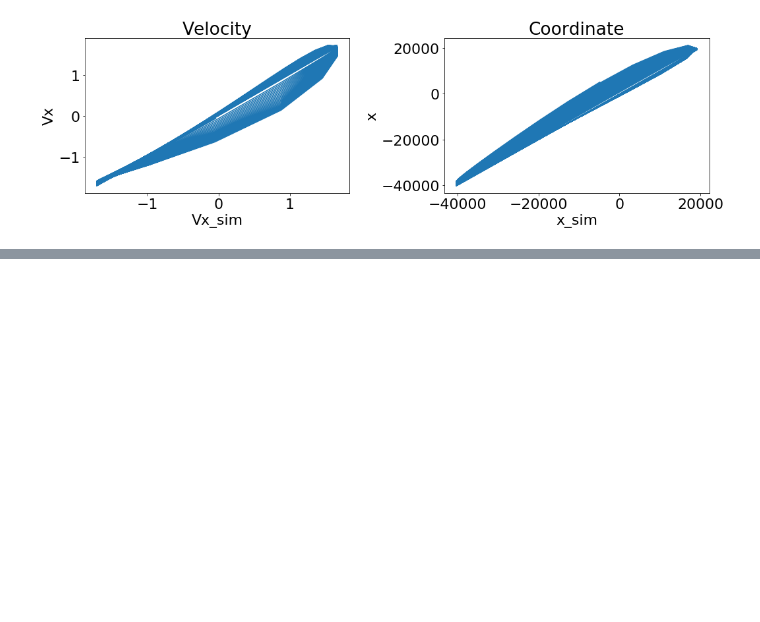
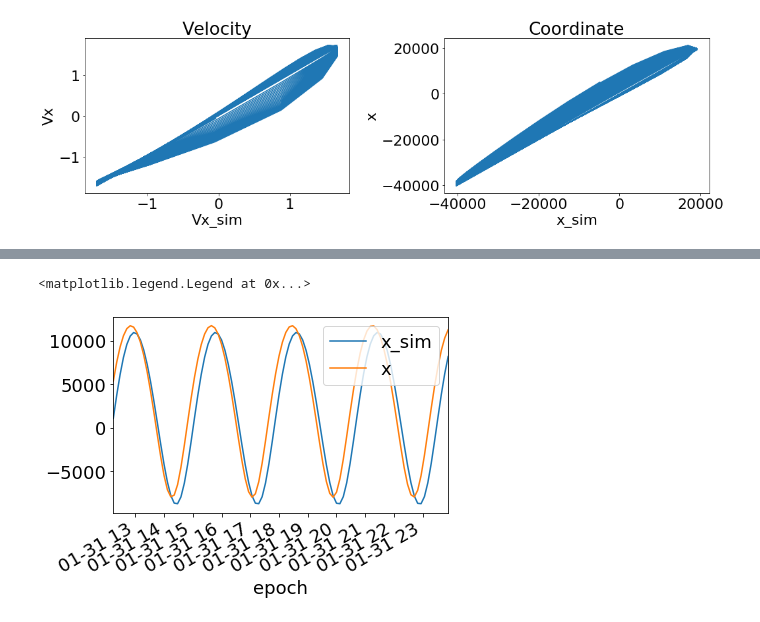
Before and after one commit to Mixanik-43/IDAO-2020, a Jupyter notebook: EDA_Tanya.ipynb, the cells around one changed output, grey strips where cells are left out. Cells and saved outputs as stored; diff of their text form; code cells hidden in the pictures; blank space fills up the shorter version.

```diff
--- a/EDA_Tanya.ipynb
+++ b/EDA_Tanya.ipynb
@@ -105,0 +151,7 @@ plt.tight_layout()
+# %%
+m_data[-100:].x_sim.plot(label = 'x_sim')
+m_data[-100:].x.plot(label = 'x')
+plt.legend(loc = 1)
+# %% [output]
+<matplotlib.legend.Legend at 0x...>
+[figure, added]
```
Also changed, not shown: parts of 11 cells of this notebook.
